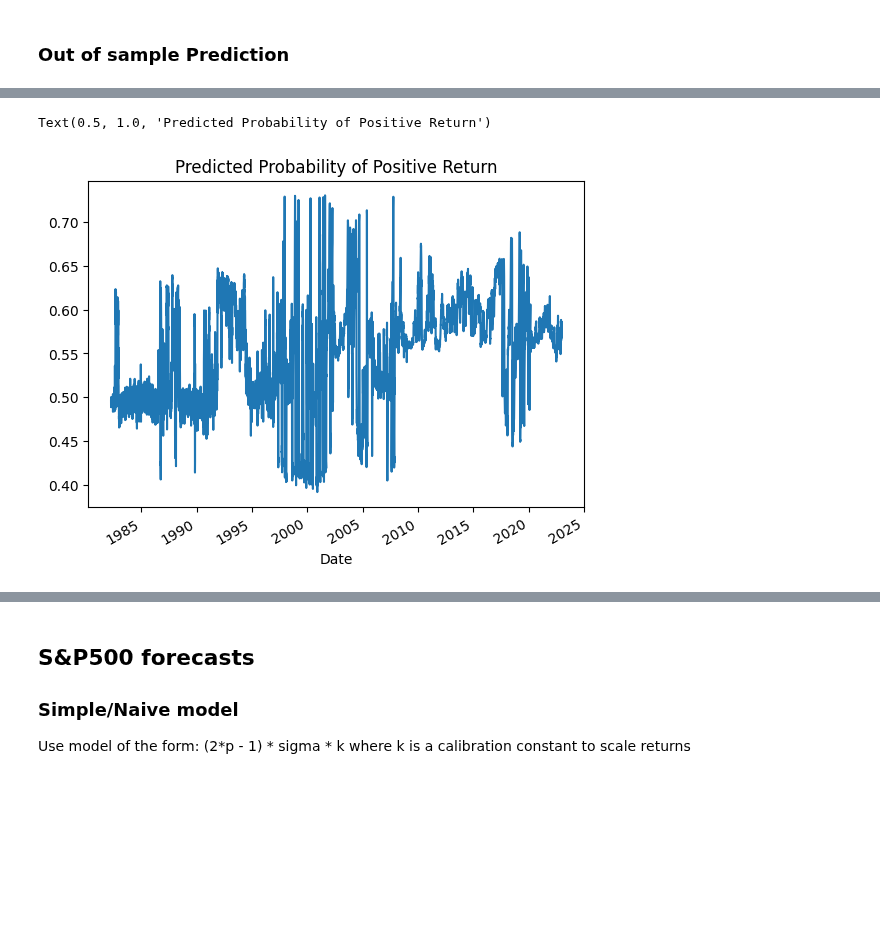
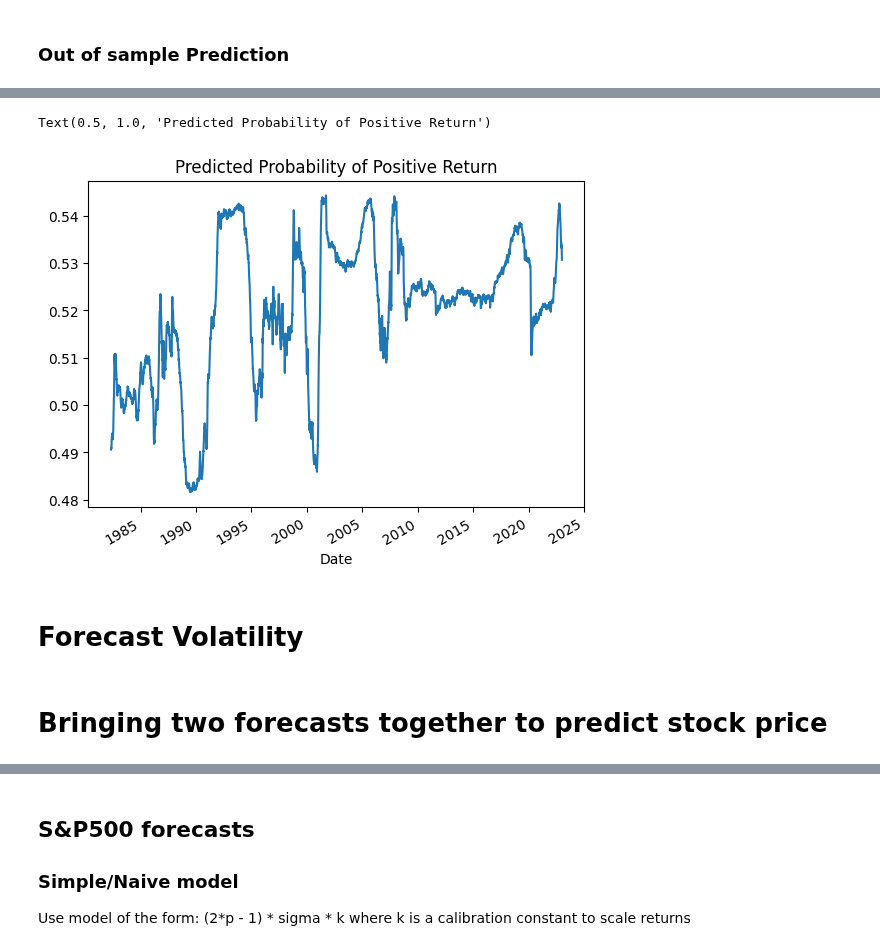
Before and after one commit to juliusd01/Deep_Learning, a Jupyter notebook: Research/Forecasting_Stocks/Sign_Forecasting/sign-prediction-model/LSTM_Sign_Forecast_Selected_Features.ipynb, the cells around one changed output, grey strips where cells are left out. Cells and saved outputs as stored; diff of their text form; code cells hidden in the pictures; blank space fills up the shorter version.

```diff
--- a/Research/Forecasting_Stocks/Sign_Forecasting/sign-prediction-model/LSTM_Sign_Forecast_Selected_Features.ipynb
+++ b/Research/Forecasting_Stocks/Sign_Forecasting/sign-prediction-model/LSTM_Sign_Forecast_Selected_Features.ipynb
@@ -67,10 +83,10 @@ random.seed(42)
 # %%
 NUMBER_OF_LAGS = 20  # number of lagged observations
 TRAIN_SIZE = 5000
-HIDDEN_DIM = 16
-NUM_LAYERS = 1
-DROPOUT = 0.0
-BATCH_SIZE = 5000
+HIDDEN_DIM = 32
+NUM_LAYERS = 3
+DROPOUT = 0.1
+BATCH_SIZE = 128
 NUMBER_OF_EPOCHS = 50
 CLASSIFICATION_THRESHOLD = 0.5
 # %% [markdown]
@@ -80,15 +96,21 @@ TODO: Add more variables
 # %%
 ten_y_tbill = yf.download("^TNX", start="1962-01-02", end="2023-01-01")
 three_month_tbill = yf.download("^IRX", start="1962-01-02", end="2023-01-01")
-# merge Close price of interest rates with main data
-data = data.merge(ten_y_tbill[["Close"]], left_index=True, right_index=True, how="left", suffixes=('', '_TNX'))
-data = data.merge(three_month_tbill[["Close"]], left_index=True, right_index=True, how="left", suffixes=('', '_IRX'))
+oil_price = yf.download("CL=F", start="1962-01-02", end="2023-01-01")
+vix_index = yf.download("^VIX", start="1962-01-02", end="2023-01-01")
+# merge Open price of interest rates with main data
+data = data.merge(ten_y_tbill[["Open"]], left_index=True, right_index=True, how="left", suffixes=('', '_TNX'))
+data = data.merge(three_month_tbill[["Open"]], left_index=True, right_index=True, how="left", suffixes=('', '_IRX'))
+data = data.merge(oil_price[["Open"]], left_index=True, right_index=True, how="left", suffixes=('', '_CL'))
+data = data.merge(vix_index[["Open"]], left_index=True, right_index=True, how="left", suffixes=('', '_VIX'))
 
 # Drop MultiIndex in columns
 data.columns = ['_'.join([str(level) for level in col if level]).replace('^', '') for col in data.columns]
 data = data.rename(columns={
-    ('Close_TNX'): ('ten_y_tnotes'),   # or any new tuple you want
-    ('Close_IRX'): ('three_months_tbills')
+    ('Open_TNX'): ('ten_y_tnotes'),
+    ('Open_IRX'): ('three_months_tbills'),
+    ('Open_CL=F'): ('oil_price'),
+    ('Open_VIX'): ('vix_index')
 })
 # %% [output]
 [*********************100%***********************]  1 of 1 completed
@@ -96,23 +140,26 @@ data = data.rename(columns={
 # %%
 # Add lagged returns as features
 data['Return_Lag1'] = data['DailyReturn'].shift(1)
-data['GARCH_volatility'] = model_fit.conditional_volatility
+data['oil_price_return'] = np.log(data['oil_price']).diff()
+data['vix_return'] = np.log(data['vix_index']).diff()
 
+data.drop(columns=['oil_price', 'oil_price_return', 'vix_index', 'vix_return'], inplace=True)  # dropping oil price due to too many NaNs
 data = data.dropna()
 
-# Feature matrix: inv_vol + lagged returns
+# Feature matrix
 features = np.column_stack([
-    data['GARCH_volatility'].values,
+    data['Realized_Vol_5d'].values,
+    data['Realized_Vol_20d'].values,
     data['Return_Lag1'].values,
     data['Volume_change'].values,
     data['Trading_range'].values,
     data['ten_y_tnotes'].values,
     data['three_months_tbills'].values
+    #data['oil_price_return'].values,
+    #data['vix_index'].values,
+    #data['vix_return'].values
 ])
 
 input_variables = features.shape[1]
-
-scaler = StandardScaler()
-features_scaled = scaler.fit_transform(features)
 # %%
 data.to_csv("sp500_data_with_features.csv")
@@ -221,7 +275,7 @@ with torch.no_grad():
 results = pd.DataFrame({
     'Actual_Sign': y_test,
     'Predicted_Sign': y_pred_sign,
-    'Probability': y_pred_test
+    'Pos_probability': y_pred_test
 }, index=data.index[NUMBER_OF_LAGS+TRAIN_SIZE:])
 # %%
 from sklearn.metrics import classification_report, accuracy_score
@@ -245,7 +299,9 @@ Accuracy: 0.5195339273474983
 # %%
-results["Probability"].plot()
+results["Pos_probability"].plot()
 plt.title("Predicted Probability of Positive Return")
 #plt.ylim(0, 1)
 # %% [output]
 Text(0.5, 1.0, 'Predicted Probability of Positive Return')
-[figure, old version]
+[figure, new version]
+# %% [markdown]
+# Forecast Volatility
@@ -252 +324,3 @@ Text(0.5, 1.0, 'Predicted Probability of Positive Return')
+# %% [markdown]
+# Bringing two forecasts together to predict stock price
 # %%
```
Also changed, not shown: parts of 31 cells of this notebook, 2 other files.
